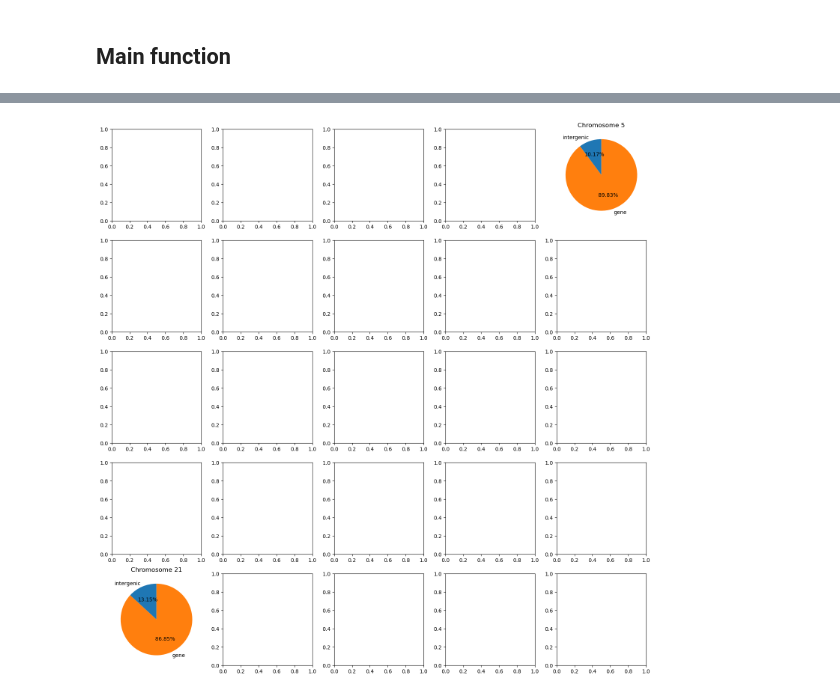
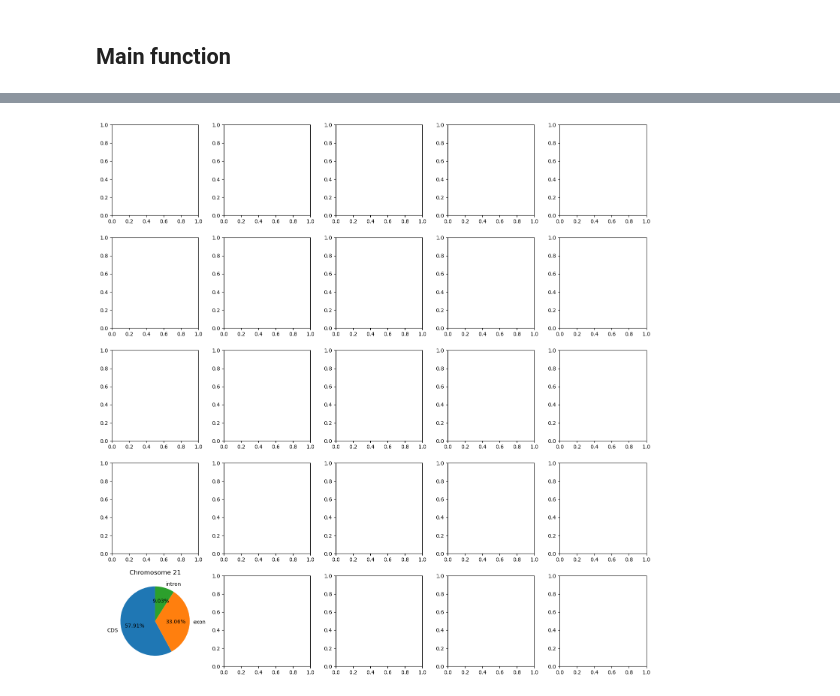
Before and after one commit to JoseSanchezVillicana/Mutations-mapping-to-Genomic-Regions, a Jupyter notebook: bin/mapping.ipynb, the cells around one changed output, grey strips where cells are left out. Cells and saved outputs as stored; diff of their text form; code cells hidden in the pictures.

```diff
--- a/bin/mapping.ipynb
+++ b/bin/mapping.ipynb
@@ -143,7 +194,7 @@ genes_df
 ## Intergenic Regions
 # %%
 intergenic_regions = get_intergenic_regions(genes_df= genes_df)
-concatenated_df = pd.concat([genes_df, intergenic_regions], ignore_index=True).sort_values(by=["starts", 'ends']).reset_index(drop= True)
-concatenated_df
+temp_conca = pd.concat([coding_df, intergenic_regions], ignore_index=True).sort_values(by=["starts"]).reset_index(drop= True)
+temp_conca
 # %% [output]
 |  | seqnames | feature | starts | ends |
@@ -161,0 +215,4 @@ concatenated_df
+# %%
+intronic_regions = get_intron_regions(coding_df= temp_conca)
+concatenated_df = pd.concat([intronic_regions, temp_conca], ignore_index=True).sort_values(by=["starts", 'ends']).reset_index(drop= True)
+concatenated_df
@@ -162,7 +233,9 @@ concatenated_df
 # %% [markdown]
 ## Mutations
 # %%
-mutations_vcf = load_vcf('./../data/clinvar_trimmed.vcf').sort_values(by=['pos']).reset_index(drop= True)
+archivo_vcf = './../data/clinvar_trimmed.vcf'
+mutations_vcf = load_vcf(archivo_vcf).sort_values(by=['pos']).reset_index(drop= True)
+mutations_vcf = mutations_vcf[mutations_vcf['seqnames'] == '21']
 mutations_positions = list(mutations_vcf['pos'])
-mutations_vcf
+mutations_positions
 # %% [output]
@@ -185,7 +262,10 @@ mutations_vcf
 counts = {
     'intergenic' : 0,
     'gene' : 0,
-    'unmapped' : 0
+    'unmapped' : 0,
+    'CDS' : 0,
+    'exon' : 0,
+    'intron' : 0
 }
 for i, pos in enumerate(mutations_positions):
     print(f'Mapping mutation {i + 1}/{len(mutations_positions)} ...')
@@ -229,13 +327,18 @@ def get_genomic_regions(reference_genome: str, mutations: str, verbose= None):
         'MT' : 'NC_012920.1'
     }
 
+    if verbose:
+        print('\tLoading reference genome...\n')
     gff_df = load_gff(reference_genome)
     mutations_df = load_vcf(mutations).sort_values(by=['pos']).reset_index(drop= True)
 
     fig, axs = plt.subplots(5, 5, figsize=(15, 15))
 
     for i, chr in enumerate(refseqs.keys()):
-        if chr == '21' or chr == '5':
+        if chr == '21':
+            if verbose:
+                print(f'\t----> Processing chromosome {chr}...\n')
+
             chr_gff = gff_df[gff_df["seqnames"] == refseqs[chr]]
             chr_mutations = mutations_df[mutations_df['seqnames'] == chr]
             mutations_positions = list(chr_mutations['pos'])
@@ -244,21 +347,50 @@ def get_genomic_regions(reference_genome: str, mutations: str, verbose= None):
             genes_df = chr_gff[chr_gff["feature"] == "gene"]
             genes_df = genes_df.sort_values(by=["starts", 'ends']).reset_index(drop= True)
 
+            # Filter coding regions
+            coding_df = chr_gff[(chr_gff["feature"] == "gene") | (chr_gff['feature'] == 'exon') | (chr_gff['feature'] == 'CDS')]
+
             # Get intergenic regions
+            if verbose:
+                print('\tCalculating intergenic regions...\n')
             intergenic_regions = get_intergenic_regions(genes_df= genes_df)
-            concatenated_df = pd.concat([genes_df, intergenic_regions], ignore_index=True).sort_values(by=["starts", 'ends']).reset_index(drop= True)
+            temp_concatenated = pd.concat([coding_df, intergenic_regions], ignore_index=True).sort_values(by=["starts"]).reset_index(drop= True)
+
+            # Get intronic regions
+            if verbose:
+                print('\tCalculating intronic regions...\n')
+            intronic_regions = get_intron_regions(coding_df= temp_concatenated)
+            concatenated_df = pd.concat([intronic_regions, temp_concatenated], ignore_index=True).sort_values(by=["starts", 'ends']).reset_index(drop= True)
 
             # Mapping regions
             counts = {
                 'intergenic' : 0,
                 'gene' : 0,
-                'unmapped' : 0
+                'unmapped' : 0,
+                'CDS' : 0,
+                'exon' : 0,
+                'intron' : 0
             }
+            if verbose:
+                print('\tMapping mutations...\n')
             for j, pos in enumerate(mutations_positions):
-                if verbose:
-                    print(f'Mapping mutation {j + 1}/{len(mutations_positions)} ...')
-                counts[binary_search(pos, concatenated_df)] += 1
+                if j <= 500:
+                    if verbose:
+                        print(f'Mapping mutation {j + 1}/{len(mutations_positions)} ...')
+                    counts[binary_search(pos, concatenated_df)] += 1
 
+            # Deletion of unnecessary objects
+            if verbose:
+                print('\tCollecting garbage...\n')
+            del chr_gff
+            del chr_mutations
+            del genes_df
+            del intergenic_regions
+            del concatenated_df
+            gc.collect()
+
+            if verbose:
+                print('\tPlotting counts...\n')
             # Plotting
             x = i // 5
             y = i  % 5
@@ -266,8 +398,9 @@ def get_genomic_regions(reference_genome: str, mutations: str, verbose= None):
 
             labels = counts.keys()
             sizes = counts.values()
-            non_zero_sizes = [size for size in sizes if size != 0]
-            non_zero_labels = [label for label, size in zip(labels, sizes) if size != 0]
+            total = sum(counts.values())
+            non_zero_sizes = [size for size in sizes if ((size * 100) / total) > 3]
+            non_zero_labels = [label for label, size in zip(labels, sizes) if ((size * 100) / total) > 3]
             colors = cm.tab10.colors
             plt.pie(
                 non_zero_sizes,
@@ -279,13 +412,18 @@ def get_genomic_regions(reference_genome: str, mutations: str, verbose= None):
             plt.title(f'Chromosome {chr}')
             plt.tight_layout()
 
-    plt.show()
+    return fig
 
 # Ruta al archivo GTF
 archivo_gtf = "./../data/GRCH38.p14_trimmed.gff"
 archivo_vcf = './../data/clinvar_trimmed.vcf'
 get_genomic_regions(
     reference_genome= archivo_gtf,
-    mutations= archivo_vcf
-)
+    mutations= archivo_vcf,
+    verbose= True
+).savefig(
+    fname= './../results/prueba.png',
+    transparent=True,
+    bbox_inches='tight'
+);
 # %% [output]
@@ -292 +447 @@ get_genomic_regions(
-[figure, old version]
+[figure, new version]
```
Also changed, not shown: parts of 12 cells of this notebook, 1 other file.
